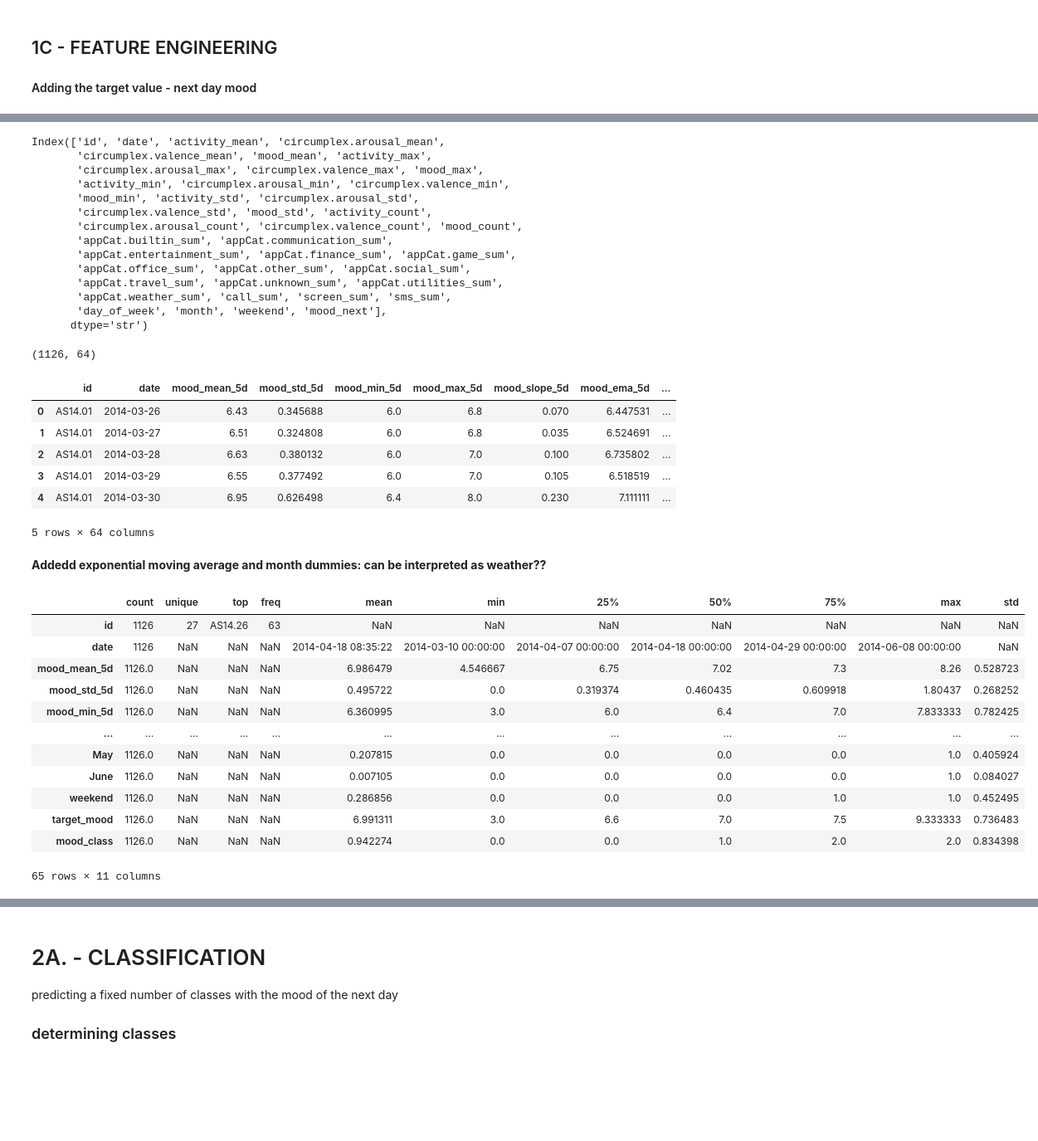
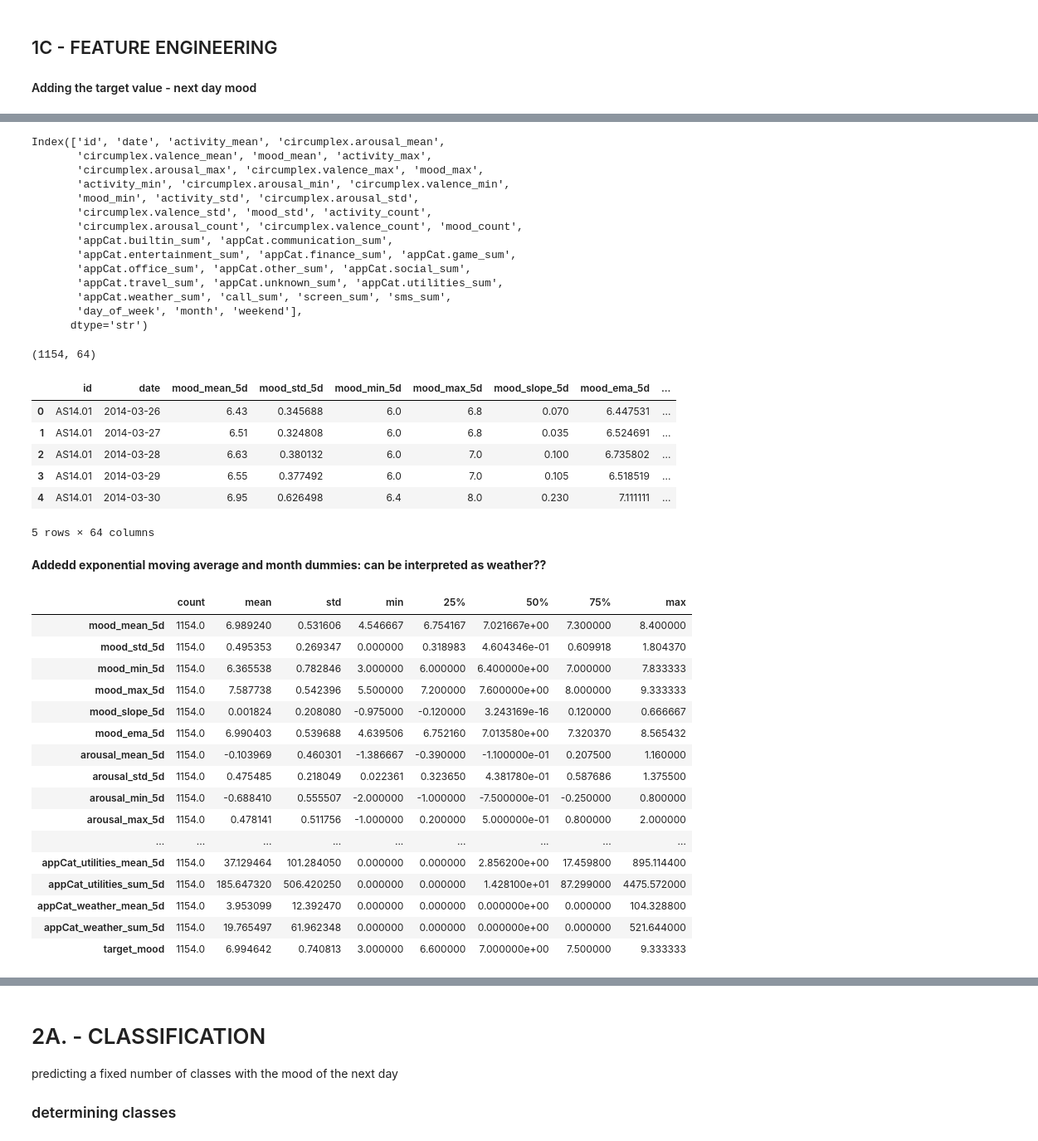
Before and after one commit to alicja-a-d/Data_Mining, a Jupyter notebook: assignment1_DMT_v1.ipynb, the cells around one changed output, grey strips where cells are left out. Shown at 83% size. Saved outputs shown, nothing was run; the diff lists cells and outputs as text; code cells hidden in the pictures; blank space fills up the shorter version.

```diff
--- a/assignment1_DMT_v1.ipynb
+++ b/assignment1_DMT_v1.ipynb
@@ -175,6 +199,36 @@ for var in ["circumplex.arousal", "circumplex.valence"]:
     if len(missing_only_days) > 0:
         print(f"\nSample fully missing days for {var}:")
         display(missing_only_days.reset_index().head(10))
+
+        # Check whether values are present on the previous 2 and next 2 days.
+        checks = []
+        for r in missing_only_days.reset_index()[["id", "date"]].itertuples(index=False):
+            pid = r.id
+            dt = r.date
+
+            row = {"id": pid, "date": dt}
+            all_neighbors_present = True
+
+            for offset in [-1, 1]:
+                neigh_date = dt + pd.Timedelta(days=offset)
+                has_present = False
+
+                if (pid, neigh_date) in daily.index:
+                    has_present = daily.loc[(pid, neigh_date), "present_rows"] > 0
+
+                row[f"day_{offset:+d}"] = bool(has_present)
+                all_neighbors_present = all_neighbors_present and bool(has_present)
+
+            row["prev_next_present"] = all_neighbors_present
+            checks.append(row)
+
+        neigh_check = pd.DataFrame(checks)
+        print(
+            f"{var}: fully missing days with present values on previous and next day = "
+            f"{int(neigh_check['prev_next_present'].sum())}/{len(neigh_check)}"
+        )
+        print(f"\nSample neighbor-presence check for {var}:")
+        display(neigh_check.head(10))
         # will be imputed
 # %% [output]
 circumplex.arousal: days with at least one missing row = 45
@@ -434,8 +485,8 @@ target_vars = [col for col in df_daily.columns if ('mean' in col) or ('max' in c
 df_LOCF = df_daily.copy()
 df_LOCF = df_LOCF.sort_values(['id', 'date'])
 for var in target_vars:
-   # limit: 2 days
-   df_LOCF[var] = df_LOCF.groupby("id")[var].ffill(limit=2)
+   # limit: 3 days
+   df_LOCF[var] = df_LOCF.groupby("id")[var].ffill(limit=3)
 # %%
 # method 2:interpolation
 df_interpolation = df_daily.copy()
@@ -443,7 +494,7 @@ df_interpolation = df_interpolation.sort_values(['id', 'date'])
 for var in target_vars:
     # two known neighbors
     df_interpolation[var] = df_interpolation.groupby("id")[var].transform(
-        lambda x: x.interpolate(method='linear', limit=2, limit_direction='forward'))
+        lambda x: x.interpolate(method='linear', limit=3, limit_direction='forward'))
 # %%
 df_LOCF[target_vars].isna().sum()
 # %% [output]
@@ -695,7 +752,7 @@ Index(['id', 'date', 'activity_mean', 'circumplex.arousal_mean',
        'appCat.office_sum', 'appCat.other_sum', 'appCat.social_sum',
        'appCat.travel_sum', 'appCat.unknown_sum', 'appCat.utilities_sum',
        'appCat.weather_sum', 'call_sum', 'screen_sum', 'sms_sum',
-       'day_of_week', 'month', 'weekend', 'mood_next'],
+       'day_of_week', 'month', 'weekend'],
       dtype='str')
 # %%
 df_feature = df_interpolation.copy() # copy of df that will be
@@ -775,7 +832,7 @@ df_ml = pd.DataFrame(instances) #new df for ML prediction
 display(df_ml.shape)
 display(df_ml.head())
 # %% [output]
-(1126, 64)
+(1154, 64)
 |  | id | date | mood_mean_5d | mood_std_5d | mood_min_5d | mood_max_5d | mood_slope_5d | mood_ema_5d | ... |
 | 0 | AS14.01 | 2014-03-26 | 6.43 | 0.345688 | 6.0 | 6.8 | 0.070 | 6.447531 | ... |
 | 1 | AS14.01 | 2014-03-27 | 6.51 | 0.324808 | 6.0 | 6.8 | 0.035 | 6.524691 | ... |
@@ -786,18 +843,23 @@ display(df_ml.head())
 # %% [markdown]
 **Addedd exponential moving average and month dummies: can be interpreted as weather??**
 # %%
-df_ml.describe(include = "all").T
+interesting_cols = [col for col in df_ml.columns if any(x in col for x in ['mood', 'arousal', 'valence', 'appCat', 'activity'])]
+df_ml[interesting_cols].describe().T
 # %% [output]
-|  | count | unique | top | freq | mean | min | 25% | 50% | 75% | max | std |
-| id | 1126 | 27 | AS14.26 | 63 | NaN | NaN | NaN | NaN | NaN | NaN | NaN |
-| date | 1126 | NaN | NaN | NaN | 2014-04-18 08:35:22 | 2014-03-10 00:00:00 | 2014-04-07 00:00:00 | 2014-04-18 00:00:00 | 2014-04-29 00:00:00 | 2014-06-08 00:00:00 | NaN |
-| mood_mean_5d | 1126.0 | NaN | NaN | NaN | 6.986479 | 4.546667 | 6.75 | 7.02 | 7.3 | 8.26 | 0.528723 |
-| mood_std_5d | 1126.0 | NaN | NaN | NaN | 0.495722 | 0.0 | 0.319374 | 0.460435 | 0.609918 | 1.80437 | 0.268252 |
-| mood_min_5d | 1126.0 | NaN | NaN | NaN | 6.360995 | 3.0 | 6.0 | 6.4 | 7.0 | 7.833333 | 0.782425 |
-| ... | ... | ... | ... | ... | ... | ... | ... | ... | ... | ... | ... |
-| May | 1126.0 | NaN | NaN | NaN | 0.207815 | 0.0 | 0.0 | 0.0 | 0.0 | 1.0 | 0.405924 |
-| June | 1126.0 | NaN | NaN | NaN | 0.007105 | 0.0 | 0.0 | 0.0 | 0.0 | 1.0 | 0.084027 |
-| weekend | 1126.0 | NaN | NaN | NaN | 0.286856 | 0.0 | 0.0 | 0.0 | 1.0 | 1.0 | 0.452495 |
-| target_mood | 1126.0 | NaN | NaN | NaN | 6.991311 | 3.0 | 6.6 | 7.0 | 7.5 | 9.333333 | 0.736483 |
-| mood_class | 1126.0 | NaN | NaN | NaN | 0.942274 | 0.0 | 0.0 | 1.0 | 2.0 | 2.0 | 0.834398 |
+|  | count | mean | std | min | 25% | 50% | 75% | max |
+| mood_mean_5d | 1154.0 | 6.989240 | 0.531606 | 4.546667 | 6.754167 | 7.021667e+00 | 7.300000 | 8.400000 |
+| mood_std_5d | 1154.0 | 0.495353 | 0.269347 | 0.000000 | 0.318983 | 4.604346e-01 | 0.609918 | 1.804370 |
+| mood_min_5d | 1154.0 | 6.365538 | 0.782846 | 3.000000 | 6.000000 | 6.400000e+00 | 7.000000 | 7.833333 |
+| mood_max_5d | 1154.0 | 7.587738 | 0.542396 | 5.500000 | 7.200000 | 7.600000e+00 | 8.000000 | 9.333333 |
+| mood_slope_5d | 1154.0 | 0.001824 | 0.208080 | -0.975000 | -0.120000 | 3.243169e-16 | 0.120000 | 0.666667 |
+| mood_ema_5d | 1154.0 | 6.990403 | 0.539688 | 4.639506 | 6.752160 | 7.013580e+00 | 7.320370 | 8.565432 |
+| arousal_mean_5d | 1154.0 | -0.103969 | 0.460301 | -1.386667 | -0.390000 | -1.100000e-01 | 0.207500 | 1.160000 |
+| arousal_std_5d | 1154.0 | 0.475485 | 0.218049 | 0.022361 | 0.323650 | 4.381780e-01 | 0.587686 | 1.375500 |
+| arousal_min_5d | 1154.0 | -0.688410 | 0.555507 | -2.000000 | -1.000000 | -7.500000e-01 | -0.250000 | 0.800000 |
+| arousal_max_5d | 1154.0 | 0.478141 | 0.511756 | -1.000000 | 0.200000 | 5.000000e-01 | 0.800000 | 2.000000 |
+| ... | ... | ... | ... | ... | ... | ... | ... | ... |
+| appCat_utilities_mean_5d | 1154.0 | 37.129464 | 101.284050 | 0.000000 | 0.000000 | 2.856200e+00 | 17.459800 | 895.114400 |
+| appCat_utilities_sum_5d | 1154.0 | 185.647320 | 506.420250 | 0.000000 | 0.000000 | 1.428100e+01 | 87.299000 | 4475.572000 |
+| appCat_weather_mean_5d | 1154.0 | 3.953099 | 12.392470 | 0.000000 | 0.000000 | 0.000000e+00 | 0.000000 | 104.328800 |
+| appCat_weather_sum_5d | 1154.0 | 19.765497 | 61.962348 | 0.000000 | 0.000000 | 0.000000e+00 | 0.000000 | 521.644000 |
+| target_mood | 1154.0 | 6.994642 | 0.740813 | 3.000000 | 6.600000 | 7.000000e+00 | 7.500000 | 9.333333 |
-65 rows × 11 columns
```
Also changed, not shown: parts of 35 cells of this notebook.
